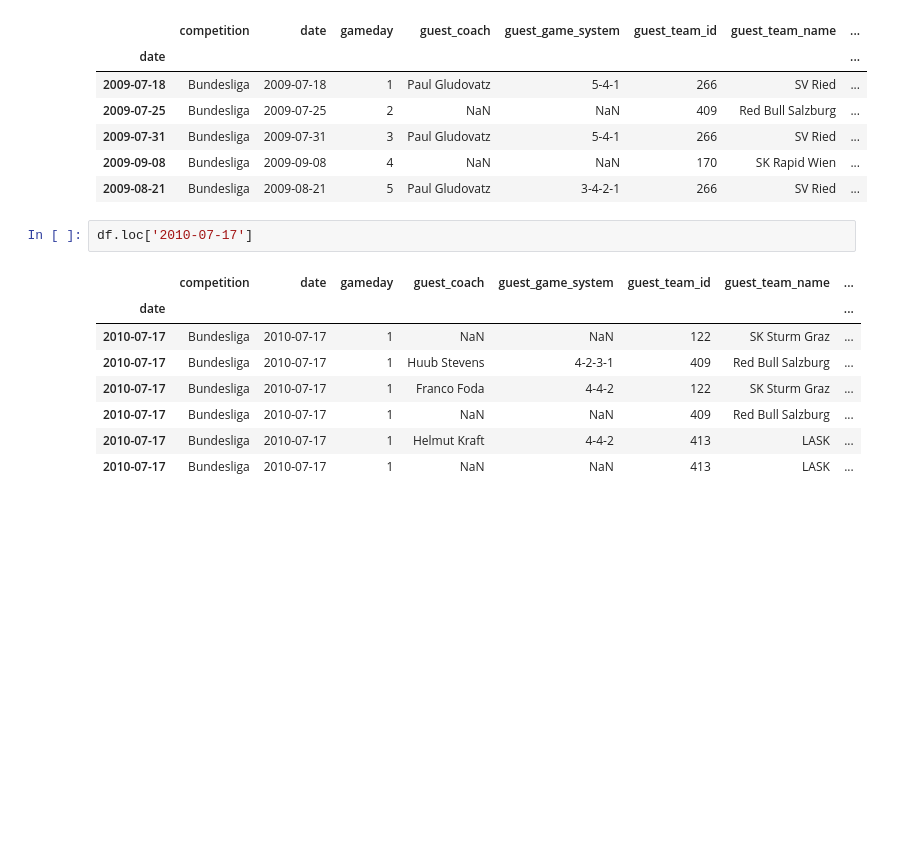
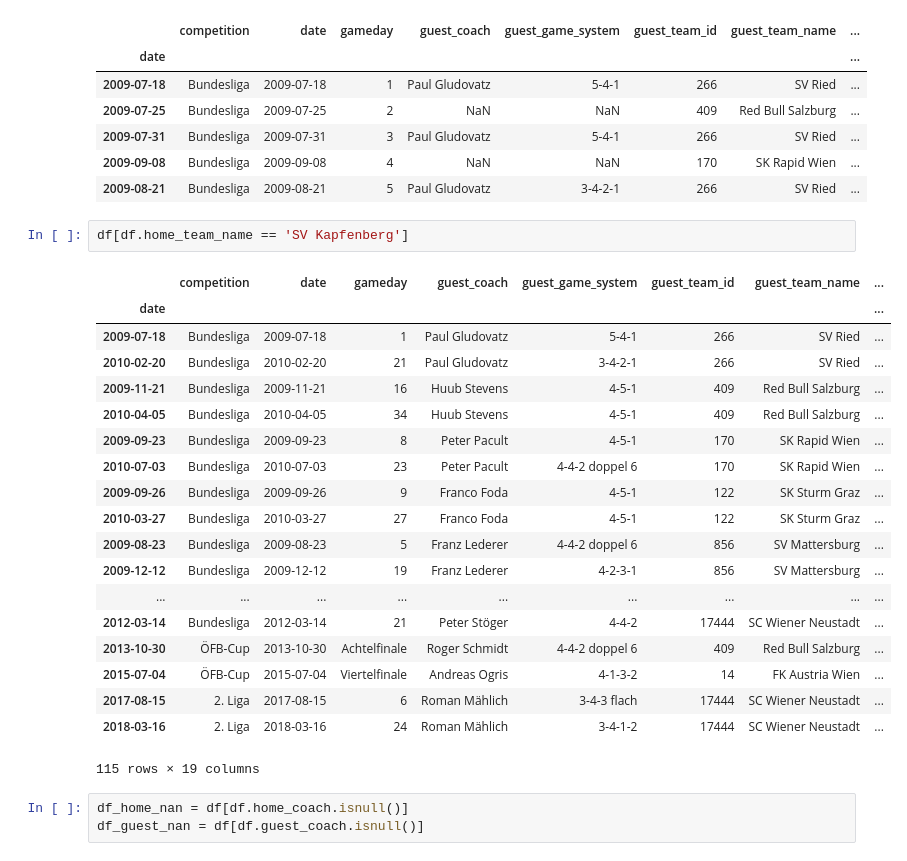
Before and after one commit to thomashon/football-prediction, a Jupyter notebook: preprocessing.ipynb, the cells around one changed output. Drawn from its saved outputs; the diff is of its cells as text; blank space fills up the shorter version.

```diff
--- a/preprocessing.ipynb
+++ b/preprocessing.ipynb
@@ -134,14 +145,28 @@ df.head()
 | 2009-07-31 | Bundesliga | 2009-07-31 | 3 | Paul Gludovatz | 5-4-1 | 266 | SV Ried | ... |
 | 2009-09-08 | Bundesliga | 2009-09-08 | 4 | NaN | NaN | 170 | SK Rapid Wien | ... |
 | 2009-08-21 | Bundesliga | 2009-08-21 | 5 | Paul Gludovatz | 3-4-2-1 | 266 | SV Ried | ... |
-# %%
-df.loc['2010-07-17']
-# %% [output]
-|  | competition | date | gameday | guest_coach | guest_game_system | guest_team_id | guest_team_name | ... |
-| date |  |  |  |  |  |  |  | ... |
-| 2010-07-17 | Bundesliga | 2010-07-17 | 1 | NaN | NaN | 122 | SK Sturm Graz | ... |
-| 2010-07-17 | Bundesliga | 2010-07-17 | 1 | Huub Stevens | 4-2-3-1 | 409 | Red Bull Salzburg | ... |
-| 2010-07-17 | Bundesliga | 2010-07-17 | 1 | Franco Foda | 4-4-2 | 122 | SK Sturm Graz | ... |
-| 2010-07-17 | Bundesliga | 2010-07-17 | 1 | NaN | NaN | 409 | Red Bull Salzburg | ... |
-| 2010-07-17 | Bundesliga | 2010-07-17 | 1 | Helmut Kraft | 4-4-2 | 413 | LASK | ... |
-| 2010-07-17 | Bundesliga | 2010-07-17 | 1 | NaN | NaN | 413 | LASK | ... |
+# %%
+df[df.home_team_name == 'SV Kapfenberg']
+# %% [output]
+|  | competition | date | gameday | guest_coach | guest_game_system | guest_team_id | guest_team_name | ... |
+| date |  |  |  |  |  |  |  | ... |
+| 2009-07-18 | Bundesliga | 2009-07-18 | 1 | Paul Gludovatz | 5-4-1 | 266 | SV Ried | ... |
+| 2010-02-20 | Bundesliga | 2010-02-20 | 21 | Paul Gludovatz | 3-4-2-1 | 266 | SV Ried | ... |
+| 2009-11-21 | Bundesliga | 2009-11-21 | 16 | Huub Stevens | 4-5-1 | 409 | Red Bull Salzburg | ... |
+| 2010-04-05 | Bundesliga | 2010-04-05 | 34 | Huub Stevens | 4-5-1 | 409 | Red Bull Salzburg | ... |
+| 2009-09-23 | Bundesliga | 2009-09-23 | 8 | Peter Pacult | 4-5-1 | 170 | SK Rapid Wien | ... |
+| 2010-07-03 | Bundesliga | 2010-07-03 | 23 | Peter Pacult | 4-4-2 doppel 6 | 170 | SK Rapid Wien | ... |
+| 2009-09-26 | Bundesliga | 2009-09-26 | 9 | Franco Foda | 4-5-1 | 122 | SK Sturm Graz | ... |
+| 2010-03-27 | Bundesliga | 2010-03-27 | 27 | Franco Foda | 4-5-1 | 122 | SK Sturm Graz | ... |
+| 2009-08-23 | Bundesliga | 2009-08-23 | 5 | Franz Lederer | 4-4-2 doppel 6 | 856 | SV Mattersburg | ... |
+| 2009-12-12 | Bundesliga | 2009-12-12 | 19 | Franz Lederer | 4-2-3-1 | 856 | SV Mattersburg | ... |
+| ... | ... | ... | ... | ... | ... | ... | ... | ... |
+| 2012-03-14 | Bundesliga | 2012-03-14 | 21 | Peter Stöger | 4-4-2 | 17444 | SC Wiener Neustadt | ... |
+| 2013-10-30 | ÖFB-Cup | 2013-10-30 | Achtelfinale | Roger Schmidt | 4-4-2 doppel 6 | 409 | Red Bull Salzburg | ... |
+| 2015-07-04 | ÖFB-Cup | 2015-07-04 | Viertelfinale | Andreas Ogris | 4-1-3-2 | 14 | FK Austria Wien | ... |
+| 2017-08-15 | 2. Liga | 2017-08-15 | 6 | Roman Mählich | 3-4-3 flach | 17444 | SC Wiener Neustadt | ... |
+| 2018-03-16 | 2. Liga | 2018-03-16 | 24 | Roman Mählich | 3-4-1-2 | 17444 | SC Wiener Neustadt | ... |
+115 rows × 19 columns
+# %%
+df_home_nan = df[df.home_coach.isnull()]
+df_guest_nan = df[df.guest_coach.isnull()]
```
Also changed, not shown: parts of 2 cells of this notebook, 3 other files.
